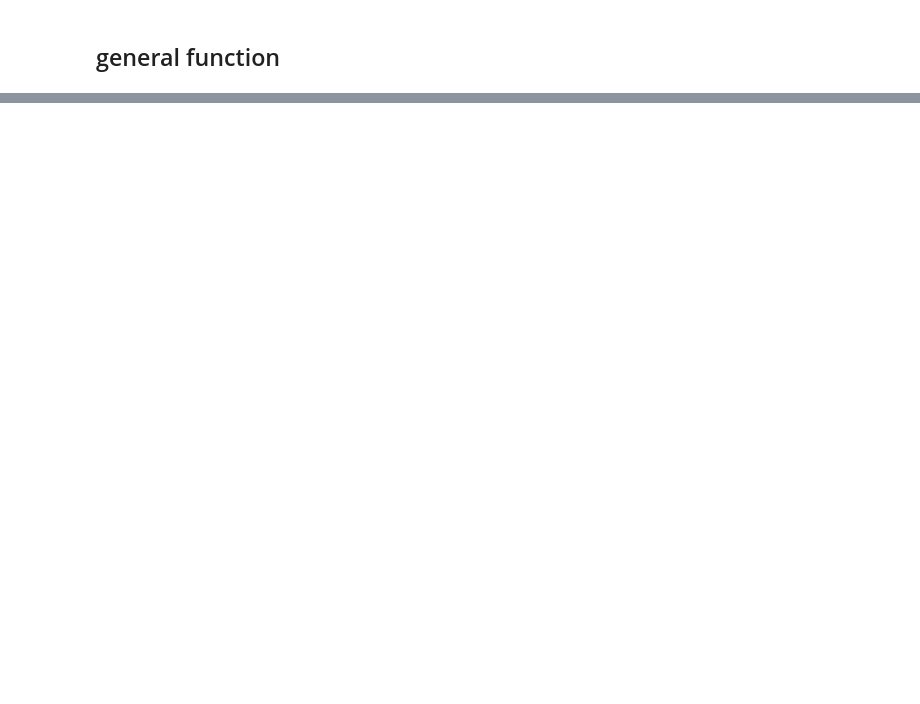
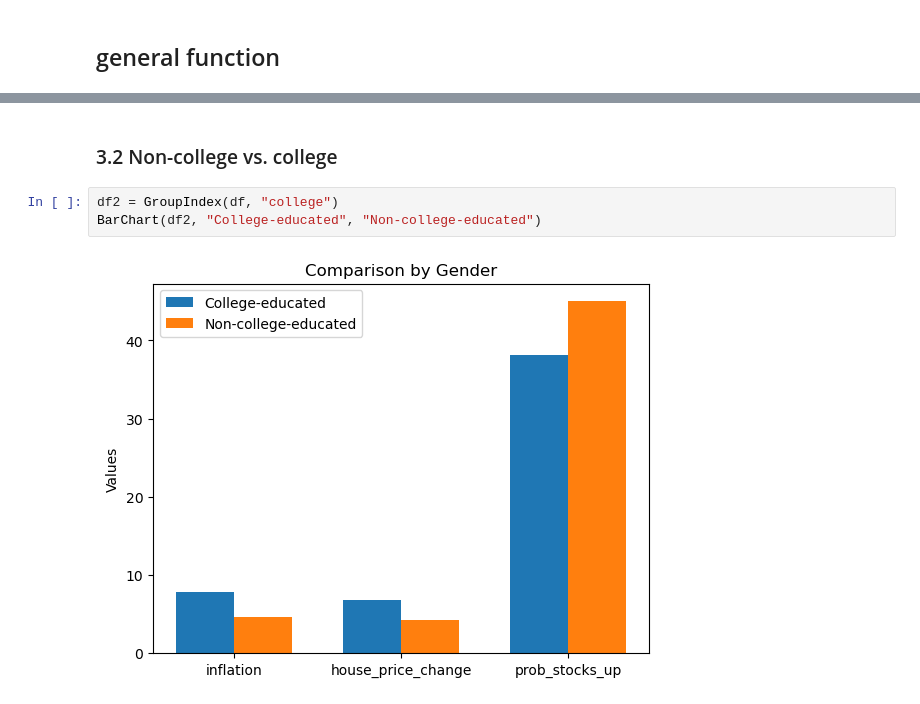
Before and after one commit to OliverNilsen04/TECH2-H25-Term-project, a Jupyter notebook: TermPaper.ipynb, the cells around one changed output, grey strips where cells are left out. Saved outputs shown, nothing was run; the diff lists cells and outputs as text; blank space fills up the shorter version.

Commit message:
feat: Part 3; displayed all the graphs

```diff
--- a/TermPaper.ipynb
+++ b/TermPaper.ipynb
@@ -269,0 +272,7 @@ BarChart(df1, "woman", "men")
+# %% [markdown]
+### 3.2 Non-college vs. college
+# %%
+df2 = GroupIndex(df, "college")
+BarChart(df2, "College-educated", "Non-college-educated")
+# %% [output]
+[figure, added]
```
Also changed, not shown: parts of 7 cells of this notebook.
